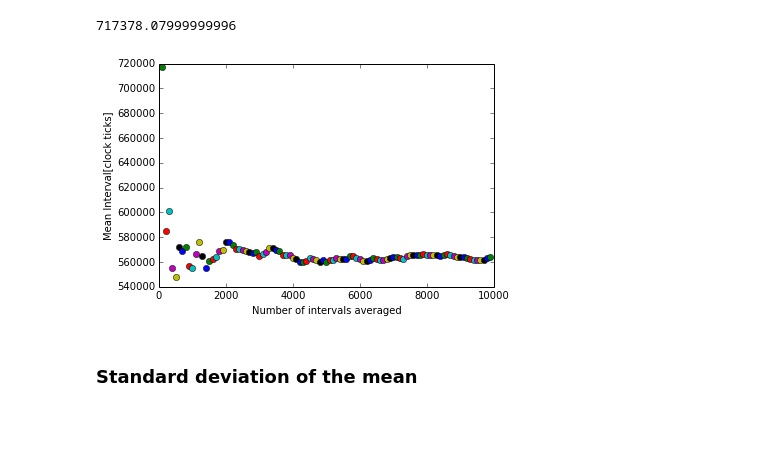
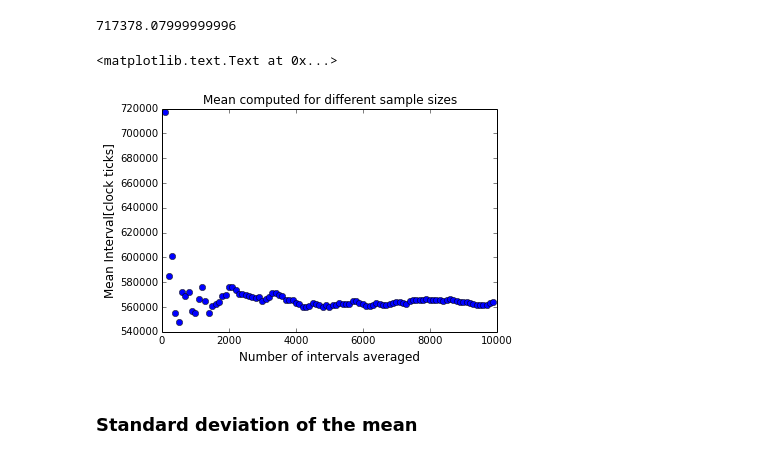
Before and after one commit to dorisjlee/AY120, a Jupyter notebook: lab1/Lab1 Photon Detection Experiment(I).ipynb, the cells around one changed output. Drawn from its saved outputs; the diff is of its cells as text; code cells hidden in the pictures; blank space fills up the shorter version.

```diff
--- a/lab1/Lab1 Photon Detection Experiment(I).ipynb
+++ b/lab1/Lab1 Photon Detection Experiment(I).ipynb
@@ -139,12 +146,19 @@ np.mean(dt[0:100])
 717378.07999999996
 # %%
 plt.figure()
-plt.ylabel("Mean Interval[clock ticks]")
-plt.xlabel("Number of intervals averaged")
+plt.ylabel("Mean Interval[clock ticks]",fontsize=12)
+plt.xlabel("Number of intervals averaged",fontsize=12)
+meanlst = []
+ilst=[]
 for i in np.arange(0,10000,100):
-    plt.plot(i,np.mean(dt[0:i]),'o')
+    ilst.append(i)
+    meanlst.append(np.mean(dt[0:i]))
+# plt.plot(i,np.mean(dt[0:i]),'o')
+plt.plot(ilst,meanlst,'o')
+plt.title("Mean computed for different sample sizes",fontsize=12)
 # %% [output]
+<matplotlib.text.Text at 0x...>
-[figure, old version]
+[figure, new version]
 # %% [markdown]
 ### Standard deviation of the mean
 # %%
```
Also changed, not shown: parts of 5 cells of this notebook, 35 other files.
